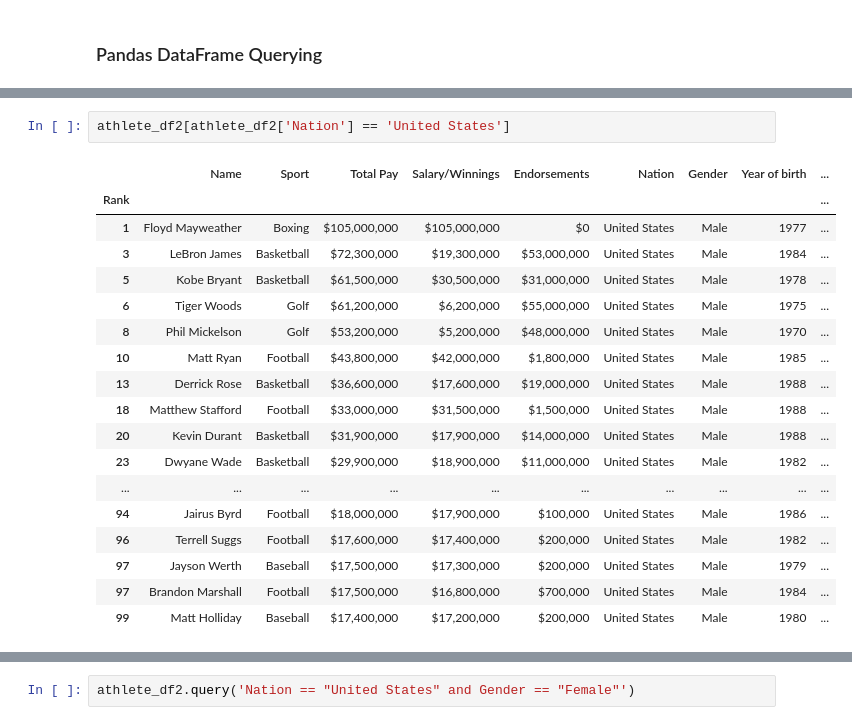
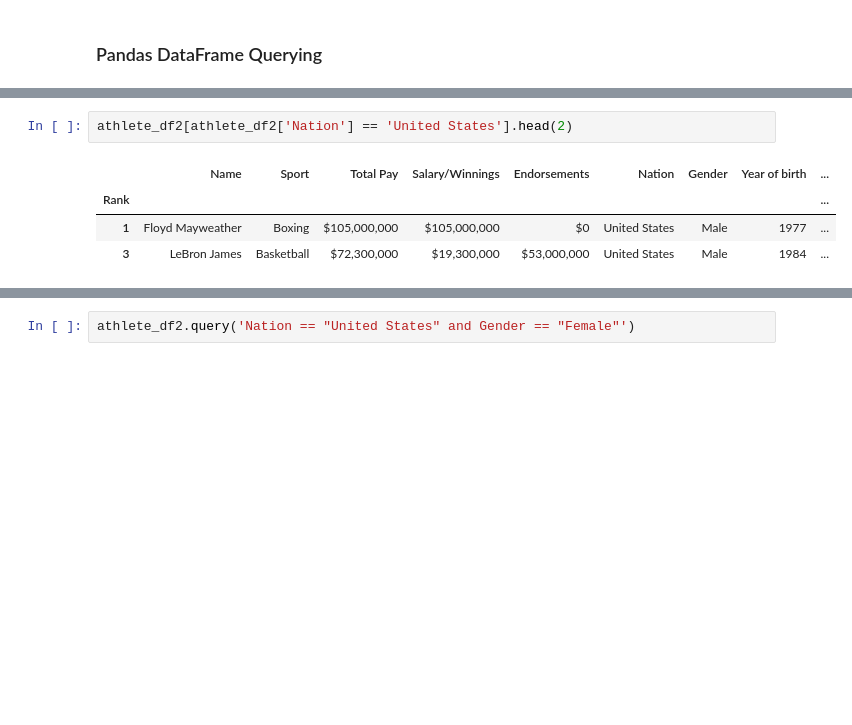
Before and after one commit to ajithpmohan/PythonDataAnalysisVisualization, a Jupyter notebook: pandas/athletes.ipynb, the cells around one changed output, grey strips where cells are left out. Drawn from its saved outputs; the diff is of its cells as text; blank space fills up the shorter version.

```diff
--- a/pandas/athletes.ipynb
+++ b/pandas/athletes.ipynb
@@ -206,22 +236,8 @@ athlete_df2.loc[athlete_df2['Nation'] == 'United States']
 # %%
-athlete_df2[athlete_df2['Nation'] == 'United States']
+athlete_df2[athlete_df2['Nation'] == 'United States'].head(2)
 # %% [output]
 |  | Name | Sport | Total Pay | Salary/Winnings | Endorsements | Nation | Gender | Year of birth | ... |
 | Rank |  |  |  |  |  |  |  |  | ... |
 | 1 | Floyd Mayweather | Boxing | $105,000,000 | $105,000,000 | $0 | United States | Male | 1977 | ... |
 | 3 | LeBron James | Basketball | $72,300,000 | $19,300,000 | $53,000,000 | United States | Male | 1984 | ... |
-| 5 | Kobe Bryant | Basketball | $61,500,000 | $30,500,000 | $31,000,000 | United States | Male | 1978 | ... |
-| 6 | Tiger Woods | Golf | $61,200,000 | $6,200,000 | $55,000,000 | United States | Male | 1975 | ... |
-| 8 | Phil Mickelson | Golf | $53,200,000 | $5,200,000 | $48,000,000 | United States | Male | 1970 | ... |
-| 10 | Matt Ryan | Football | $43,800,000 | $42,000,000 | $1,800,000 | United States | Male | 1985 | ... |
-| 13 | Derrick Rose | Basketball | $36,600,000 | $17,600,000 | $19,000,000 | United States | Male | 1988 | ... |
-| 18 | Matthew Stafford | Football | $33,000,000 | $31,500,000 | $1,500,000 | United States | Male | 1988 | ... |
-| 20 | Kevin Durant | Basketball | $31,900,000 | $17,900,000 | $14,000,000 | United States | Male | 1988 | ... |
-| 23 | Dwyane Wade | Basketball | $29,900,000 | $18,900,000 | $11,000,000 | United States | Male | 1982 | ... |
-| ... | ... | ... | ... | ... | ... | ... | ... | ... | ... |
-| 94 | Jairus Byrd | Football | $18,000,000 | $17,900,000 | $100,000 | United States | Male | 1986 | ... |
-| 96 | Terrell Suggs | Football | $17,600,000 | $17,400,000 | $200,000 | United States | Male | 1982 | ... |
-| 97 | Jayson Werth | Baseball | $17,500,000 | $17,300,000 | $200,000 | United States | Male | 1979 | ... |
-| 97 | Brandon Marshall | Football | $17,500,000 | $16,800,000 | $700,000 | United States | Male | 1984 | ... |
-| 99 | Matt Holliday | Baseball | $17,400,000 | $17,200,000 | $200,000 | United States | Male | 1980 | ... |
 # %%
```
Also changed, not shown: parts of 15 cells of this notebook.
